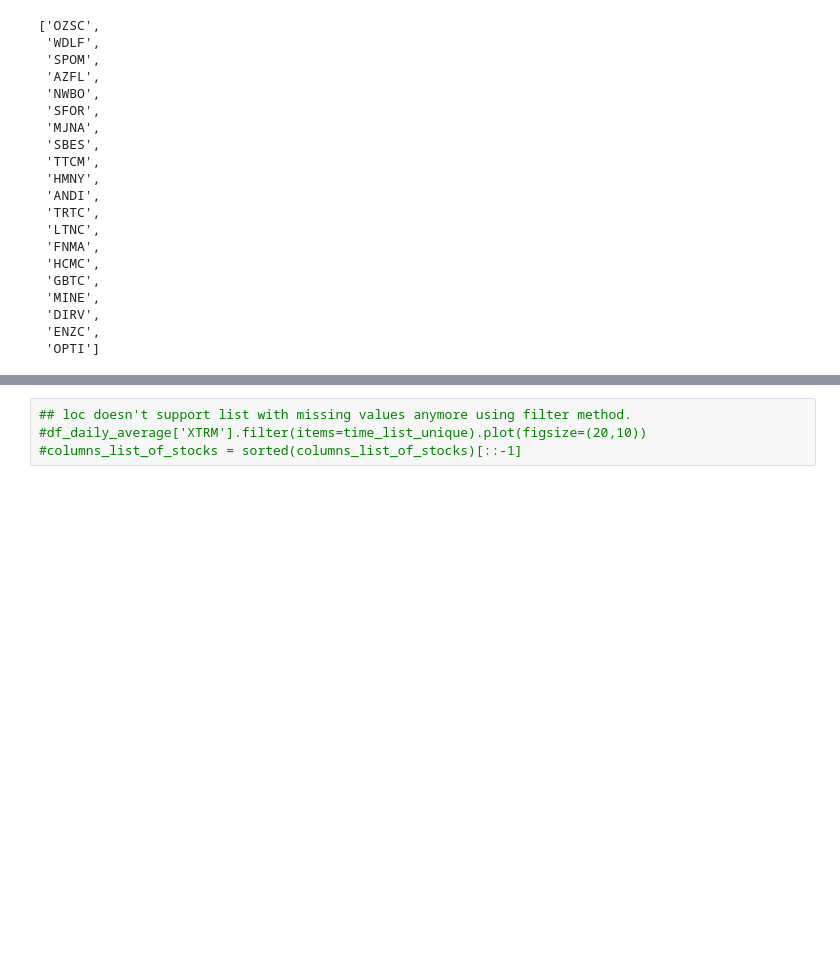
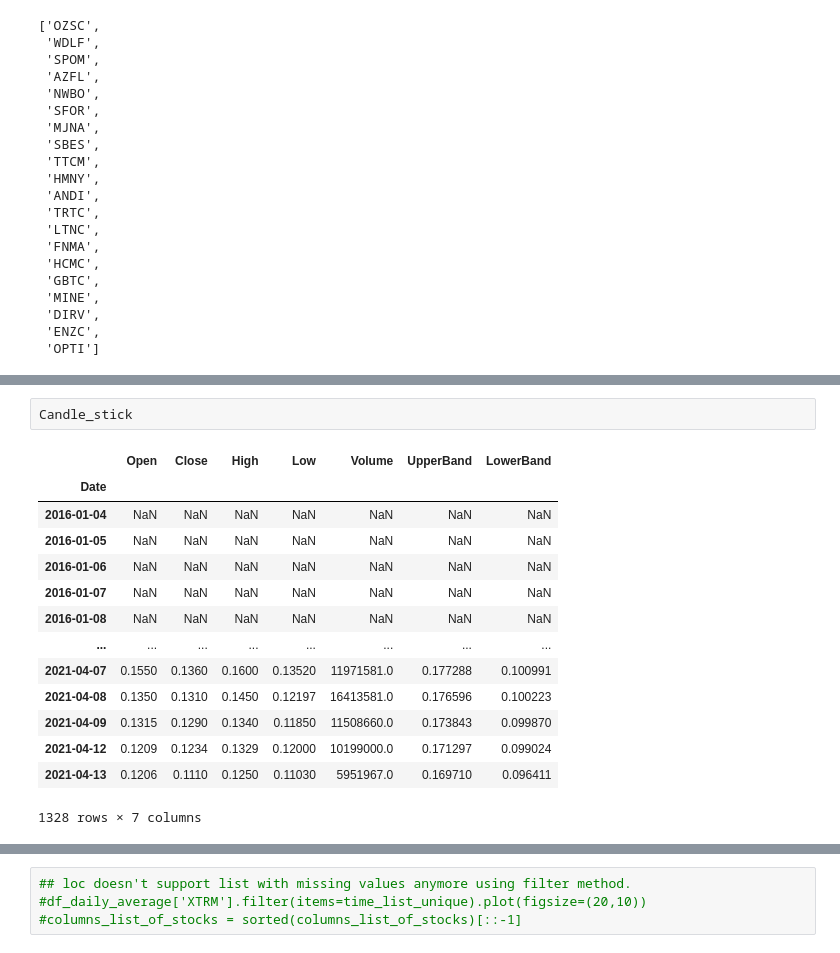
Before and after one commit to abhinavgairola/Anomaly_Detection_OTC_Market, a Jupyter notebook: Read_parquet.ipynb, the cells around one changed output, grey strips where cells are left out. Cells and saved outputs as stored; diff of their text form; blank space fills up the shorter version.

```diff
--- a/Read_parquet.ipynb
+++ b/Read_parquet.ipynb
@@ -148,0 +225,17 @@ list(bar_plot_data.tail(20).Ticker.values)
+# %%
+Candle_stick
+# %% [output]
+|  | Open | Close | High | Low | Volume | UpperBand | LowerBand |
+| Date |  |  |  |  |  |  |  |
+| 2016-01-04 | NaN | NaN | NaN | NaN | NaN | NaN | NaN |
+| 2016-01-05 | NaN | NaN | NaN | NaN | NaN | NaN | NaN |
+| 2016-01-06 | NaN | NaN | NaN | NaN | NaN | NaN | NaN |
+| 2016-01-07 | NaN | NaN | NaN | NaN | NaN | NaN | NaN |
+| 2016-01-08 | NaN | NaN | NaN | NaN | NaN | NaN | NaN |
+| ... | ... | ... | ... | ... | ... | ... | ... |
+| 2021-04-07 | 0.1550 | 0.1360 | 0.1600 | 0.13520 | 11971581.0 | 0.177288 | 0.100991 |
+| 2021-04-08 | 0.1350 | 0.1310 | 0.1450 | 0.12197 | 16413581.0 | 0.176596 | 0.100223 |
+| 2021-04-09 | 0.1315 | 0.1290 | 0.1340 | 0.11850 | 11508660.0 | 0.173843 | 0.099870 |
+| 2021-04-12 | 0.1209 | 0.1234 | 0.1329 | 0.12000 | 10199000.0 | 0.171297 | 0.099024 |
+| 2021-04-13 | 0.1206 | 0.1110 | 0.1250 | 0.11030 | 5951967.0 | 0.169710 | 0.096411 |
+1328 rows × 7 columns
```
Also changed, not shown: parts of 24 cells of this notebook.
